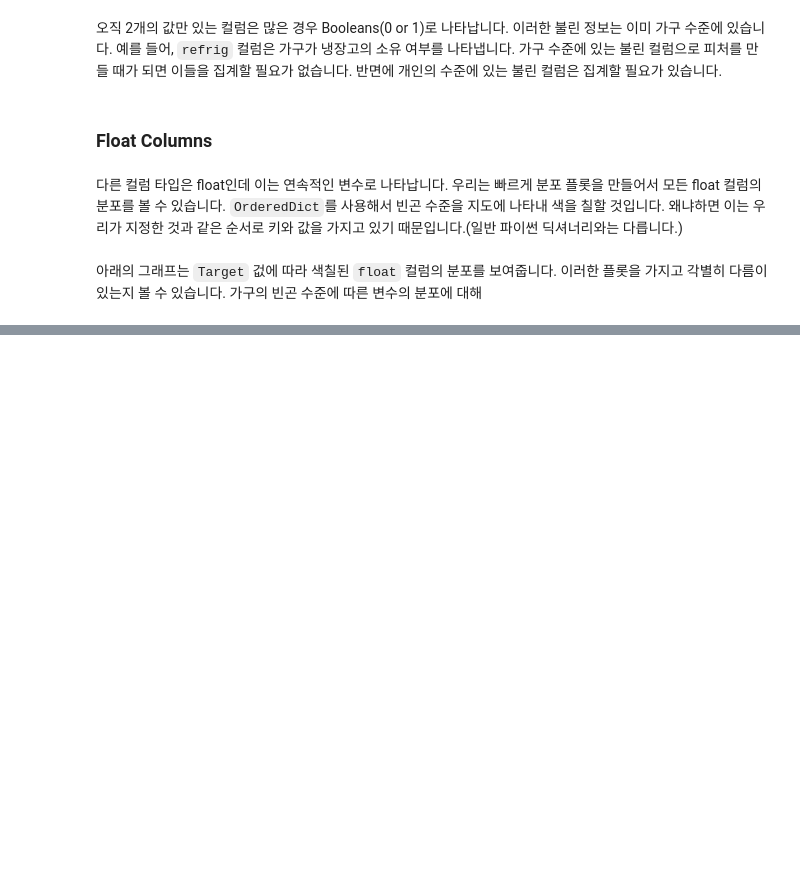
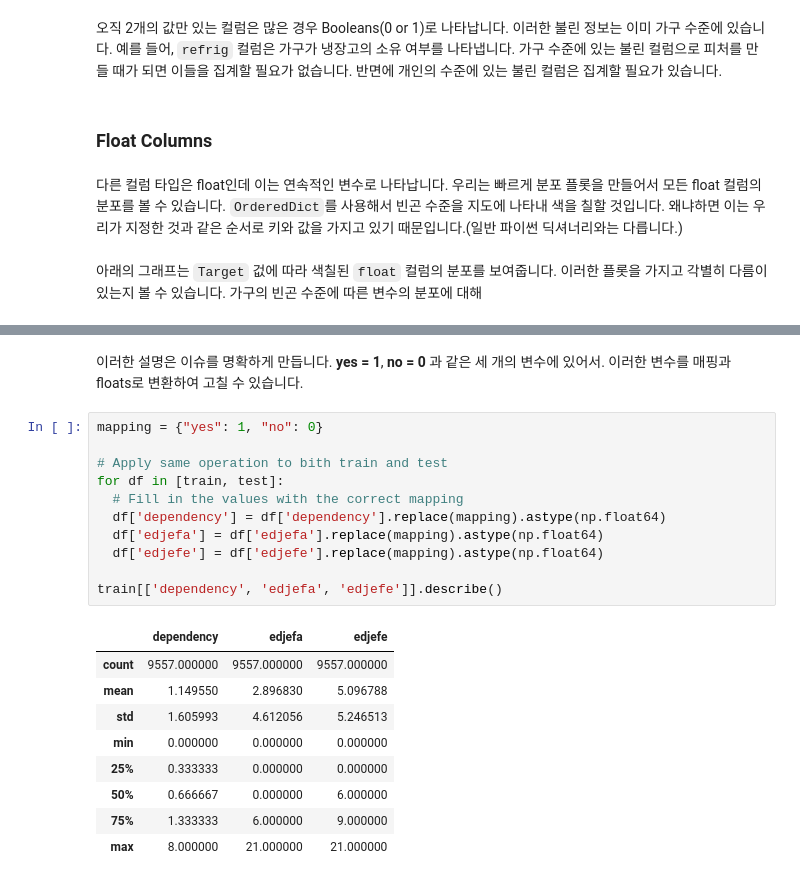
Before and after one commit to stk346/Kaggle, a Jupyter notebook: Costa Rican Household Poverty Level Prediction/A_Complete_Introduction_and_Walkthrough.ipynb, the cells around one changed output, grey strips where cells are left out. Cells and saved outputs as stored; diff of their text form; blank space fills up the shorter version.

```diff
--- a/Costa Rican Household Poverty Level Prediction/A_Complete_Introduction_and_Walkthrough.ipynb
+++ b/Costa Rican Household Poverty Level Prediction/A_Complete_Introduction_and_Walkthrough.ipynb
@@ -366,0 +417,23 @@ for i, col in enumerate(train.select_dtypes('float')):
+# %% [markdown]
+이러한 설명은 이슈를 명확하게 만듭니다. **yes = 1**, **no = 0** 과 같은 세 개의 변수에 있어서. 이러한 변수를 매핑과 floats로 변환하여 고칠 수 있습니다.
+# %%
+mapping = {"yes": 1, "no": 0}
+
+# Apply same operation to bith train and test
+for df in [train, test]:
+  # Fill in the values with the correct mapping
+  df['dependency'] = df['dependency'].replace(mapping).astype(np.float64)
+  df['edjefa'] = df['edjefa'].replace(mapping).astype(np.float64)
+  df['edjefe'] = df['edjefe'].replace(mapping).astype(np.float64)
+
+train[['dependency', 'edjefa', 'edjefe']].describe()
+# %% [output]
+|  | dependency | edjefa | edjefe |
+| count | 9557.000000 | 9557.000000 | 9557.000000 |
+| mean | 1.149550 | 2.896830 | 5.096788 |
+| std | 1.605993 | 4.612056 | 5.246513 |
+| min | 0.000000 | 0.000000 | 0.000000 |
+| 25% | 0.333333 | 0.000000 | 0.000000 |
+| 50% | 0.666667 | 0.000000 | 6.000000 |
+| 75% | 1.333333 | 6.000000 | 9.000000 |
+| max | 8.000000 | 21.000000 | 21.000000 |
```
Also changed, not shown: parts of 11 cells of this notebook.
